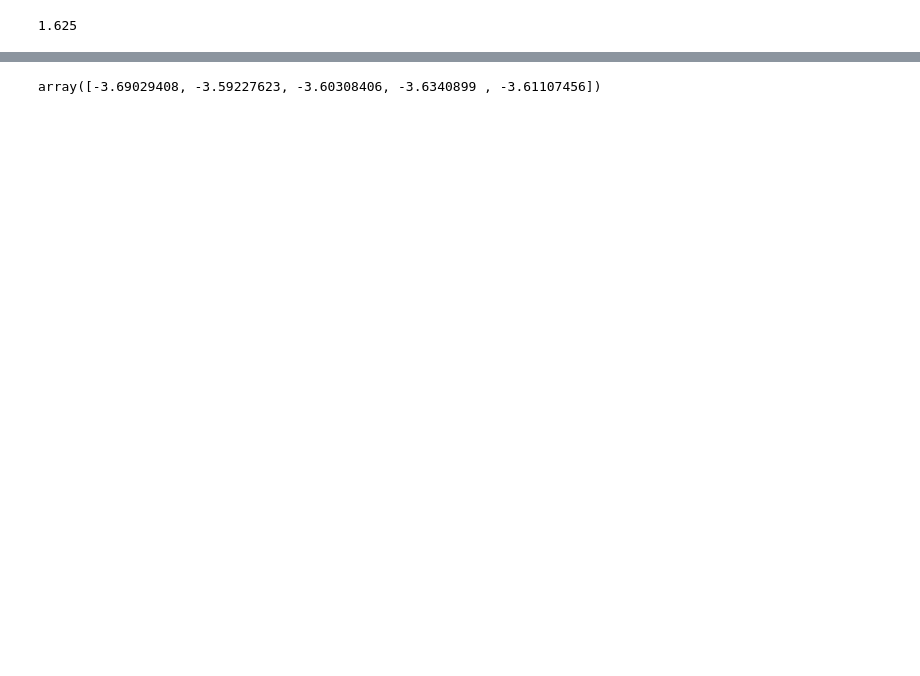
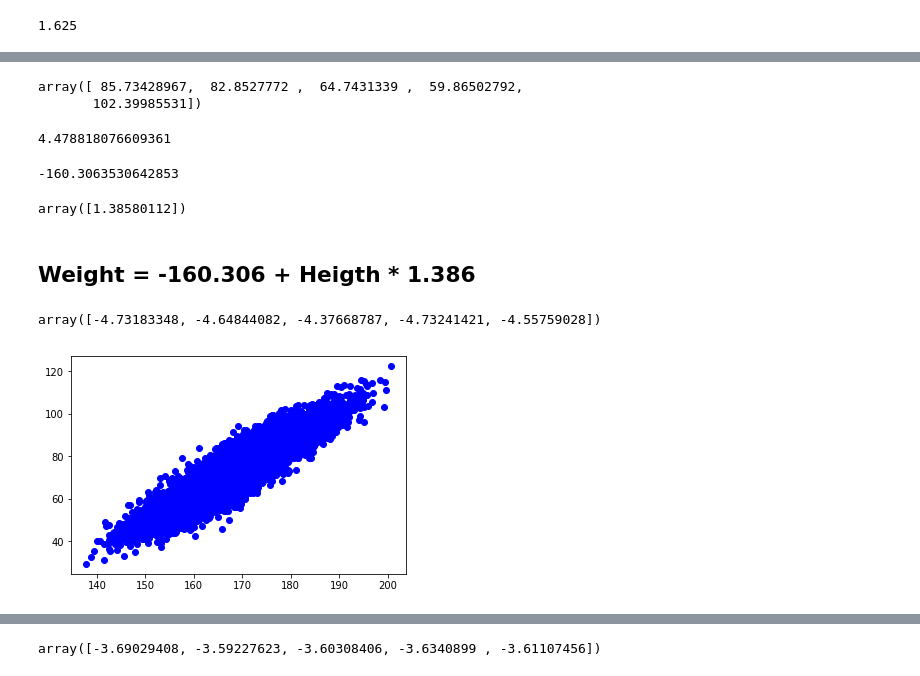
Before and after one commit to Eldar7/shift, a Jupyter notebook: HeightWeight.ipynb, the cells around one changed output, grey strips where cells are left out. Saved outputs shown, nothing was run; the diff lists cells and outputs as text; code cells hidden in the pictures; blank space fills up the shorter version.

```diff
--- a/HeightWeight.ipynb
+++ b/HeightWeight.ipynb
@@ -117,0 +181,28 @@ mean_absolute_error(y_test, y_pred)
+# %%
+y_pred = lr.predict(X_test[['Height']])
+y_pred[0:5]
+# %% [output]
+array([ 85.73428967,  82.8527772 ,  64.7431339 ,  59.86502792,
+       102.39985531])
+# %%
+mean_absolute_error(y_test, y_pred)
+# %% [output]
+4.478818076609361
+# %%
+lr.intercept_
+# %% [output]
+-160.3063530642853
+# %%
+lr.coef_
+# %% [output]
+array([1.38580112])
+# %% [markdown]
+## Weight = -160.306 + Heigth * 1.386
+# %%
+cross_val_score(lr, df[['Height']], df.Weight, cv=5, scoring='neg_mean_absolute_error')
+# %% [output]
+array([-4.73183348, -4.64844082, -4.37668787, -4.73241421, -4.55759028])
+# %%
+plt.plot(df.iloc[:,1], df.iloc[:,2], 'bo');
+# %% [output]
+[figure, added]
```
Also changed, not shown: parts of 61 cells of this notebook, 6 other files.
